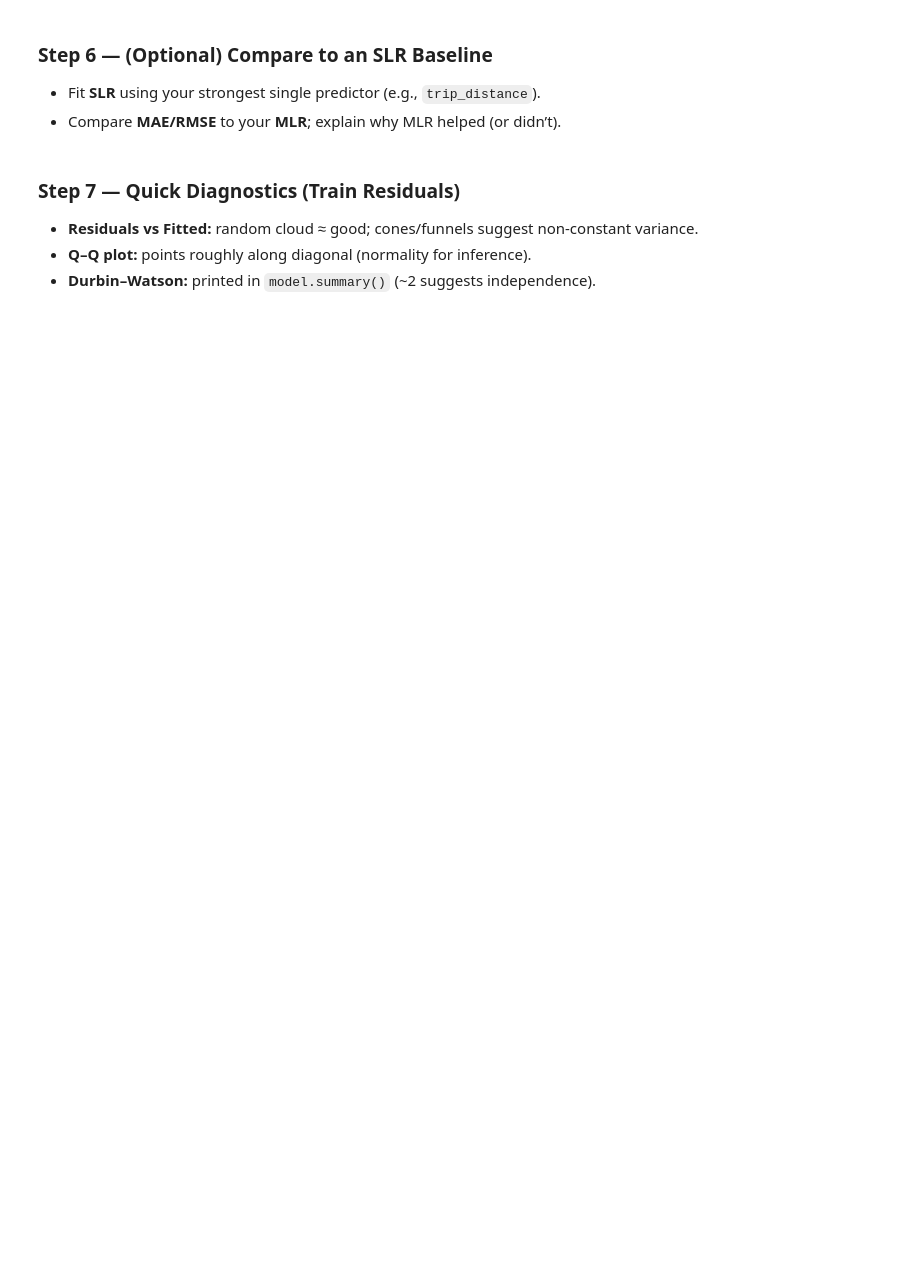
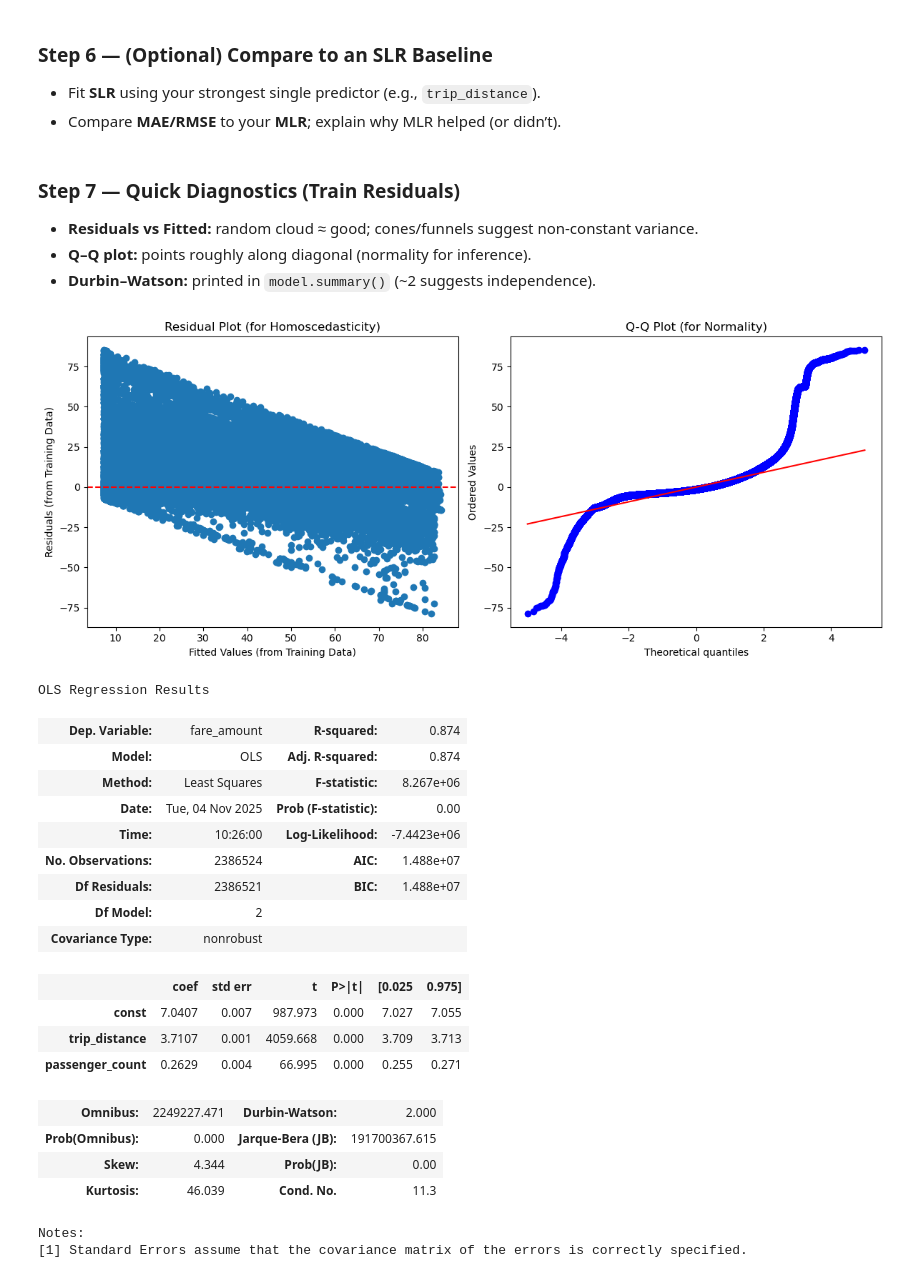
Before and after one commit to brehima5/DA2025_Lectures, a Jupyter notebook: Mod6/CodeAssignments/Mod6L8_CodeAssignment_STUDENT.ipynb, the cells around one changed output. Drawn from its saved outputs; the diff is of its cells as text; code cells hidden in the pictures; blank space fills up the shorter version.

```diff
--- a/Mod6/CodeAssignments/Mod6L8_CodeAssignment_STUDENT.ipynb
+++ b/Mod6/CodeAssignments/Mod6L8_CodeAssignment_STUDENT.ipynb
@@ -52,4 +52,5 @@ pd.set_option('display.float_format', lambda x: f'{x:,.4f}')
 
 **Hint: You may have to drop missing values and do a force coercion to make sure the variables stay numeric (other coding assignments may help)**
 # %%
-df = pd.read_csv('/Users/Marcy_Student/Desktop/marcy/DA2025_Lectures/Mod6/data/2023_Yellow_Taxi_Trip_Data_20251015.csv')
+df = pd.read_csv('/Users/Marcy_Student/Desktop/2023_Yellow_Taxi_Trip_Data_20251015.csv', low_memory= False)
+df.head()
@@ -71,3 +97,15 @@ None
+# %%
+y = df['fare_amount']
+X = sm.add_constant(Xs)
+X_train, X_test, y_train, y_test = train_test_split(
+    X, y,
+    test_size=0.2,
+    random_state= 42,
+    shuffle= True
+)
+
+X_train = sm.add_constant(X_train)
+X_test = sm.add_constant(X_test)
 # %% [markdown]
 ### Step 4 — Fit MLR on TRAIN & Interpret Coefficients (holding others constant)
 
@@ -77,0 +114,6 @@ None
+# %%
+# Fit the model
+model = sm.OLS(y_train, X_train).fit()
+y_pred = model.predict(X_test)
+
+model.summary()
@@ -103,3 +177,45 @@ None
+# %%
+residuals = model.resid
+fitted = model.fittedvalues
+# 1. Plot for Homoscedasticity
+plt.figure(figsize=(12, 5))
+plt.subplot(1, 2, 1)
+plt.scatter(fitted, residuals)
+plt.axhline(0, color='red', linestyle='--')
+plt.title('Residual Plot (for Homoscedasticity)')
+plt.xlabel('Fitted Values (from Training Data)')
+plt.ylabel('Residuals (from Training Data)')
+
+# 2. Q-Q Plot for Normality
+plt.subplot(1, 2, 2)
+stats.probplot(residuals, dist="norm", plot=plt)
+plt.title('Q-Q Plot (for Normality)')
+
+plt.tight_layout()
+plt.show()
+model.summary()
+# %% [output]
+[figure, added]
+OLS Regression Results
+| Dep. Variable: | fare_amount | R-squared: | 0.874 |
+| Model: | OLS | Adj. R-squared: | 0.874 |
+| Method: | Least Squares | F-statistic: | 8.267e+06 |
+| Date: | Tue, 04 Nov 2025 | Prob (F-statistic): | 0.00 |
+| Time: | 10:26:00 | Log-Likelihood: | -7.4423e+06 |
+| No. Observations: | 2386524 | AIC: | 1.488e+07 |
+| Df Residuals: | 2386521 | BIC: | 1.488e+07 |
+| Df Model: | 2 |  |  |
+| Covariance Type: | nonrobust |  |  |
+|  | coef | std err | t | P>|t| | [0.025 | 0.975] |
+| const | 7.0407 | 0.007 | 987.973 | 0.000 | 7.027 | 7.055 |
+| trip_distance | 3.7107 | 0.001 | 4059.668 | 0.000 | 3.709 | 3.713 |
+| passenger_count | 0.2629 | 0.004 | 66.995 | 0.000 | 0.255 | 0.271 |
+| Omnibus: | 2249227.471 | Durbin-Watson: | 2.000 |
+| Prob(Omnibus): | 0.000 | Jarque-Bera (JB): | 191700367.615 |
+| Skew: | 4.344 | Prob(JB): | 0.00 |
+| Kurtosis: | 46.039 | Cond. No. | 11.3 |
+Notes:
+[1] Standard Errors assume that the covariance matrix of the errors is correctly specified.
 # %% [markdown]
 ## We Share — Reflection & Wrap‑Up
 Write **2 short paragraphs** and be specific:
```
Also changed, not shown: parts of 13 cells of this notebook.
